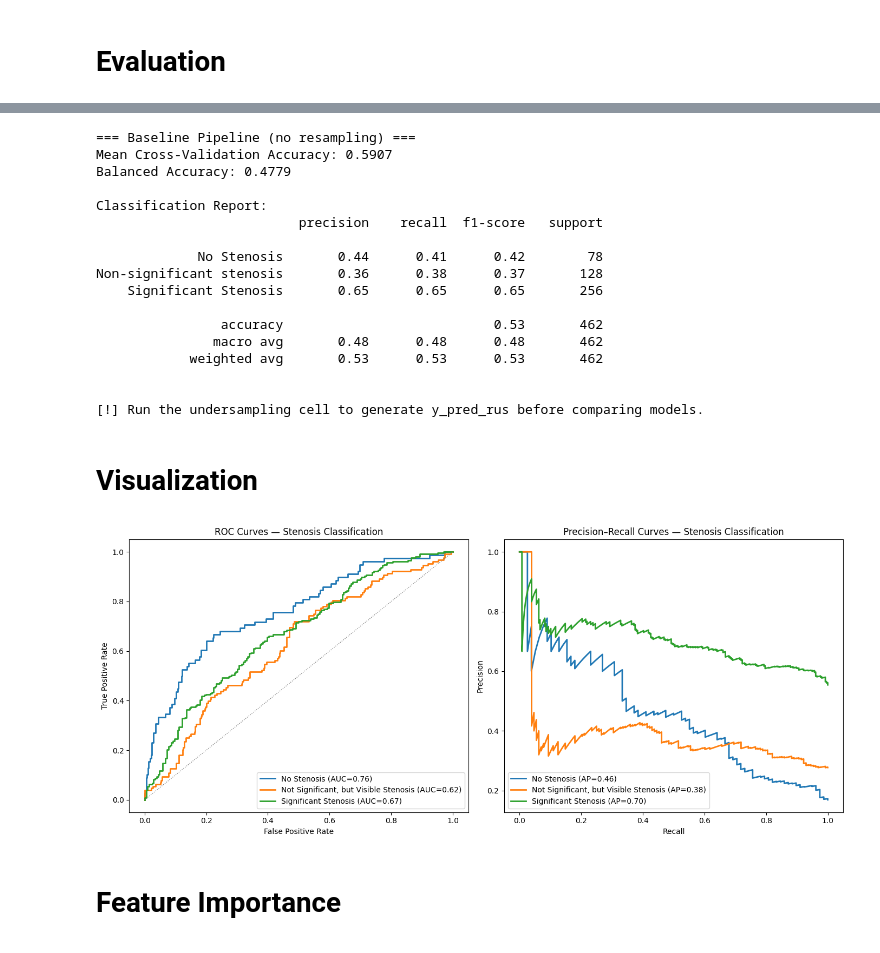
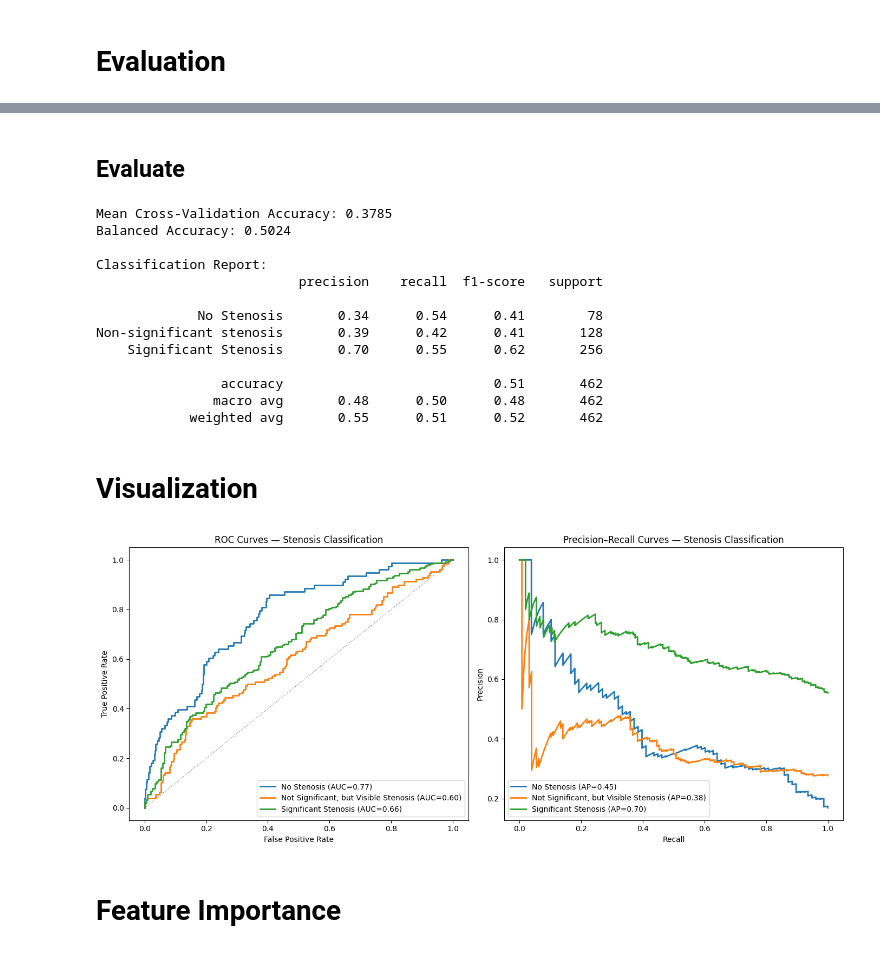
Before and after one commit to samuellukaswidmer/Bachelorproject-HS25, a Jupyter notebook: xg-boost-multiclass-classification.ipynb, the cells around one changed output, grey strips where cells are left out. Drawn from its saved outputs; the diff is of its cells as text; code cells hidden in the pictures.

```diff
--- a/xg-boost-multiclass-classification.ipynb
+++ b/xg-boost-multiclass-classification.ipynb
@@ -386,52 +432,31 @@ plt.show()
+# %% [markdown]
+## Evaluate
 # %%
 
-# Baseline evaluation (original pipeline)
-baseline_bal_acc = balanced_accuracy_score(y_test, y_pred)
-baseline_report = classification_report(
-    y_test,
-    y_pred,
-    target_names=["No Stenosis", "Non-significant stenosis", "Significant Stenosis"]
-)
+# Classification Report
+report = classification_report(y_test, y_pred, target_names=["No Stenosis", "Non-significant stenosis", "Significant Stenosis"])
 
-print("=== Baseline Pipeline (no resampling) ===")
+# Balanced Accuracy
+balanced_acc = balanced_accuracy_score(y_test, y_pred)
+
 print(f"Mean Cross-Validation Accuracy: {cv_scores.mean():.4f}")
-print(f"Balanced Accuracy: {baseline_bal_acc:.4f}")
+print(f"Balanced Accuracy: {balanced_acc:.4f}")
 print("\nClassification Report:")
-print(baseline_report)
-
-# Undersampled evaluation (if the RandomUnderSampler cell ran)
-if "y_pred_rus" in globals():
-    rus_bal_acc = balanced_accuracy_score(y_test, y_pred_rus)
-    rus_report = classification_report(
-        y_test,
-        y_pred_rus,
-        target_names=["No Stenosis", "Non-significant stenosis", "Significant Stenosis"]
-    )
-
-    print("\n=== RandomUnderSampler Pipeline ===")
-    print(f"Balanced Accuracy: {rus_bal_acc:.4f}")
-    print("\nClassification Report:")
-    print(rus_report)
-else:
-    print("\n[!] Run the undersampling cell to generate y_pred_rus before comparing models.")
+print(report)
 # %% [output]
-=== Baseline Pipeline (no resampling) ===
-Mean Cross-Validation Accuracy: 0.5907
-Balanced Accuracy: 0.4779
+Mean Cross-Validation Accuracy: 0.3785
+Balanced Accuracy: 0.5024
 
 Classification Report:
                           precision    recall  f1-score   support
 
-             No Stenosis       0.44      0.41      0.42        78
-Non-significant stenosis       0.36      0.38      0.37       128
-    Significant Stenosis       0.65      0.65      0.65       256
+             No Stenosis       0.34      0.54      0.41        78
+Non-significant stenosis       0.39      0.42      0.41       128
+    Significant Stenosis       0.70      0.55      0.62       256
 
-                accuracy                           0.53       462
-               macro avg       0.48      0.48      0.48       462
-            weighted avg       0.53      0.53      0.53       462
-
-
-[!] Run the undersampling cell to generate y_pred_rus before comparing models.
+                accuracy                           0.51       462
+               macro avg       0.48      0.50      0.48       462
+            weighted avg       0.55      0.51      0.52       462
 # %% [markdown]
 # Visualization
 # %%
@@ -441,11 +466,11 @@ import matplotlib.pyplot as plt
 from sklearn.preprocessing import label_binarize
 from sklearn.metrics import roc_curve, auc, precision_recall_curve, average_precision_score
 
-# Prepare test data and model
-X_test_prepared = pipeline.named_steps["preprocessor"].transform(X_test)
+# Prepare test data and model (use already transformed and selected test data)
+# X_test_selected was created in Cell 6
 clf = pipeline.named_steps["classifier"]
-y_proba = clf.predict_proba(X_test_prepared)
-y_pred = clf.predict(X_test_prepared)
+y_proba = clf.predict_proba(X_test_selected)
+y_pred = clf.predict(X_test_selected)
 classes = clf.classes_
 
 # Define readable medical class names
@@ -462,34 +487,34 @@ Y_test_bin = label_binarize(y_test, classes=classes)
 fig, axes = plt.subplots(1, 2, figsize=(14, 6))
 
 # Left: ROC Curves
 ax = axes[0]
 for i, cls in enumerate(classes):
     fpr, tpr, _ = roc_curve(Y_test_bin[:, i], y_proba[:, i])
     roc_auc = auc(fpr, tpr)
     ax.plot(fpr, tpr, lw=2, label=f"{class_names[cls]} (AUC={roc_auc:.2f})")
 
 ax.plot([0, 1], [0, 1], linestyle=":", lw=1, color="gray")
 ax.set_xlabel("False Positive Rate")
 ax.set_ylabel("True Positive Rate")
 ax.set_title("ROC Curves — Stenosis Classification")
 ax.legend(loc="lower right")
 
 # Right: Precision–Recall Curves
 ax = axes[1]
 for i, cls in enumerate(classes):
     precision, recall, _ = precision_recall_curve(Y_test_bin[:, i], y_proba[:, i])
     ap = average_precision_score(Y_test_bin[:, i], y_proba[:, i])
     ax.plot(recall, precision, lw=2, label=f"{class_names[cls]} (AP={ap:.2f})")
 
 ax.set_xlabel("Recall")
 ax.set_ylabel("Precision")
 ax.set_title("Precision–Recall Curves — Stenosis Classification")
 ax.legend(loc="lower left")
 
 plt.tight_layout()
 plt.show()
 # %% [output]
-[figure, old version]
+[figure, new version]
 # %% [markdown]
 # Feature Importance
 # %%
```
Also changed, not shown: parts of 15 cells of this notebook, 1 other file.
